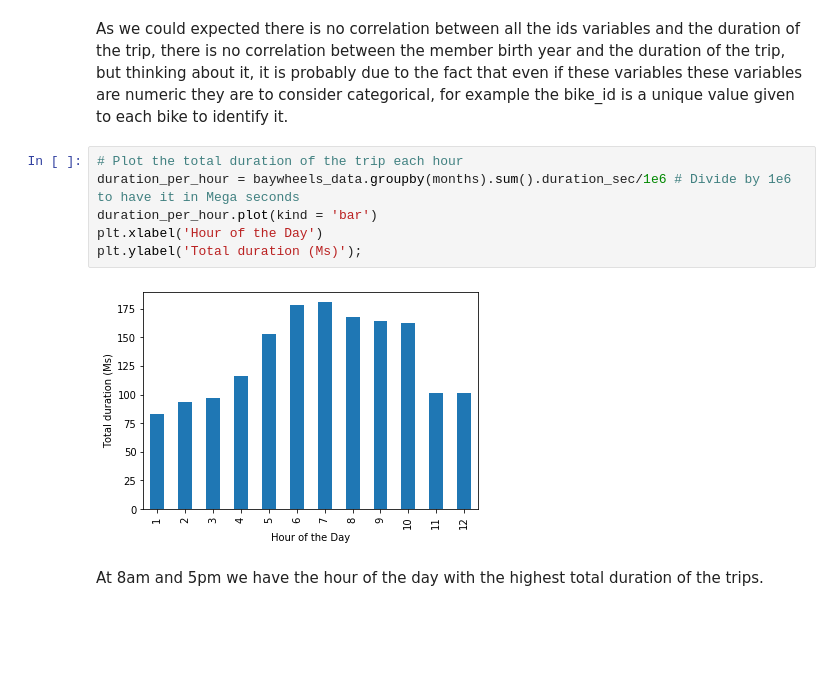
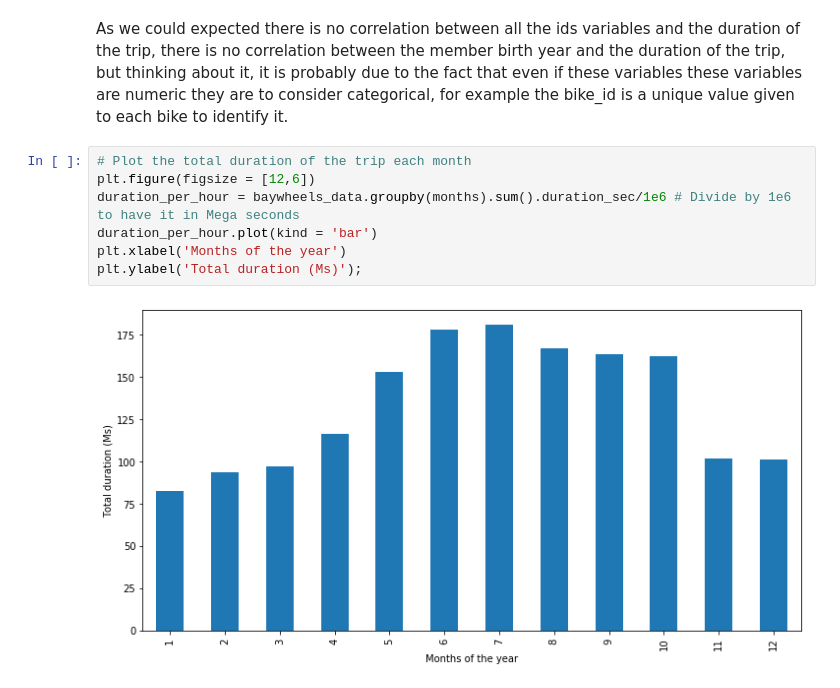
Before and after one commit to furawa/Data_Analyst_Udacity_Projects, a Jupyter notebook: 05_Communicate_Data/ford_gobike_exploration.ipynb, the cells around one changed output. Saved outputs shown, nothing was run; the diff lists cells and outputs as text; blank space fills up the shorter version.

Commit message:
fix: Change total duration from hour to month

```diff
--- a/05_Communicate_Data/ford_gobike_exploration.ipynb
+++ b/05_Communicate_Data/ford_gobike_exploration.ipynb
@@ -414,12 +409,11 @@ no correlation between the member birth year and the duration of the trip, but t
 due to the fact that even if these variables these variables are numeric they are to consider categorical, for
 example the bike_id is a unique value given to each bike to identify it.
 # %%
-# Plot the total duration of the trip each hour
+# Plot the total duration of the trip each month
+plt.figure(figsize = [12,6])
 duration_per_hour = baywheels_data.groupby(months).sum().duration_sec/1e6 # Divide by 1e6 to have it in Mega seconds
 duration_per_hour.plot(kind = 'bar')
-plt.xlabel('Hour of the Day')
+plt.xlabel('Months of the year')
 plt.ylabel('Total duration (Ms)');
 # %% [output]
-[figure, old version]
+[figure, new version]
-# %% [markdown]
-At 8am and 5pm we have the hour of the day with the highest total duration of the trips.
```
Also changed, not shown: parts of 5 cells of this notebook.
